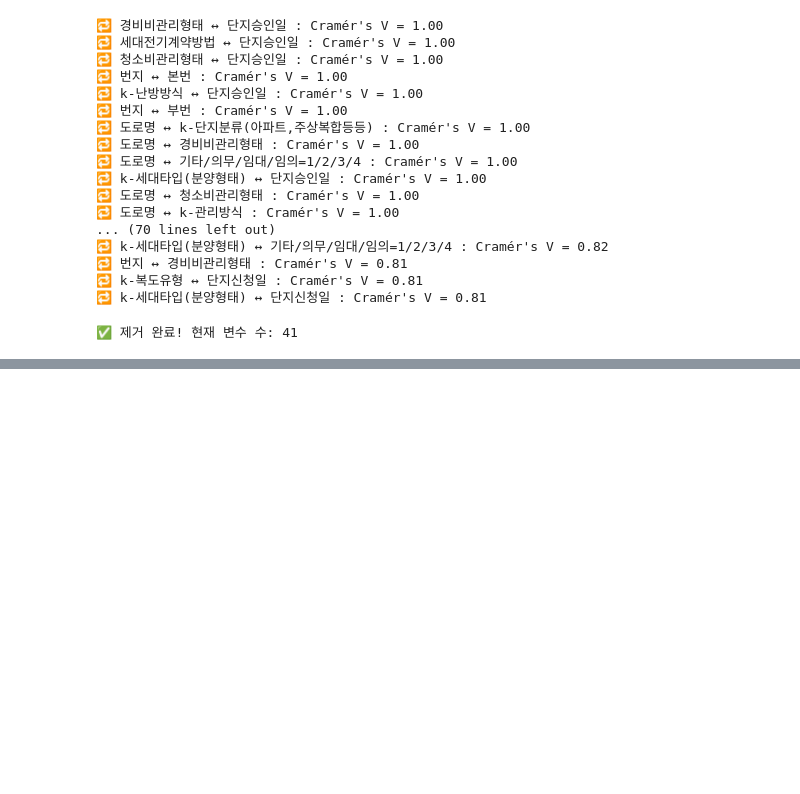
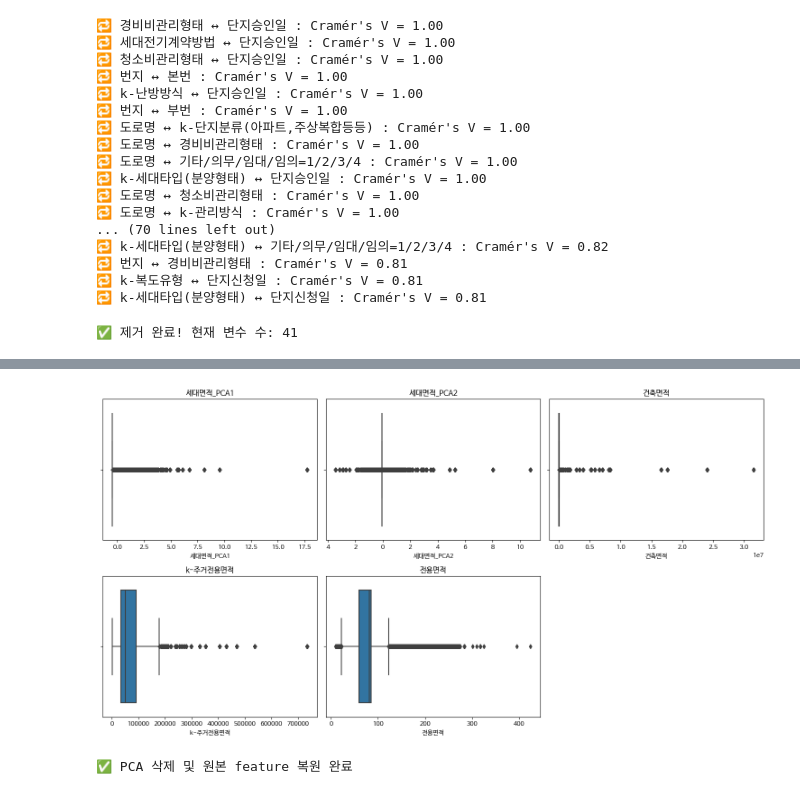
Before and after one commit to riicoseo/upstageailab-ml-competition-ml-2, a Jupyter notebook: 2.Notebook/ke_com2.ipynb, the cells around one changed output, grey strips where cells are left out. Drawn from its saved outputs; the diff is of its cells as text; code cells hidden in the pictures; blank space fills up the shorter version.

```diff
--- a/2.Notebook/ke_com2.ipynb
+++ b/2.Notebook/ke_com2.ipynb
@@ -764,10 +764,10 @@ concat_select.head(1)
 | 0 | 서울특별시 강남구 개포동 | 658-1 | 개포6차우성 | 79.97 | 201712 | 8 | 3 | 1987 | 아파트 | 270.0 | ... |
 # %%
 # "_was_na"로 끝나는 컬럼만 필터링
-na_flag_cols = [col for col in concat_filtered.columns if col.endswith('_was_na')]
+na_flag_cols = [col for col in concat_select.columns if col.endswith('_was_na')]
 
 # 제거
-concat_filtered.drop(columns=na_flag_cols, inplace=True)
+concat_select.drop(columns=na_flag_cols, inplace=True)
 
 # 확인
 print(f"🧹 삭제 완료! 제거된 수: {len(na_flag_cols)}개")
@@ -777,0 +832,11 @@ NameError: name 'concat_filtered' is not defined
+# %%
+# 학습용 데이터만 추출
+train_data = concat_select[concat_select['data'] == 0]
+
+# 이상치 탐지 요약표 생성
+outlier_df = detect_outliers_iqr(train_data, con_columns_final)
+
+# 출력
+import pandas as pd
+pd.set_option('display.max_rows', 100)  # 길어도 잘림 방지
+display(outlier_df)
@@ -777,0 +860,33 @@ NameError: name 'concat_filtered' is not defined
+# %%
+import seaborn as sns
+import matplotlib.pyplot as plt
+
+# 이상치 비율 상위 5개 변수 추출
+top_outlier_cols = outlier_df['변수'].head(5)
+
+# Boxplot 시각화
+plt.figure(figsize=(15, 8))
+for i, col in enumerate(top_outlier_cols, 1):
+    plt.subplot(2, 3, i)
+    sns.boxplot(x=train_data[col])
+    plt.title(col)
+
+plt.tight_layout()
+plt.show()
+# %% [output]
+[figure, added]
+# %%
+# pca 설명력이 높지도 않고 이상치도 많아서 pca 제거
+# 원본 k-전용면적별세대현황(60㎡~85㎡이하) 가져오기
+
+# 1. PCA로 만든 feature 제거
+pca_cols = ['세대면적_PCA1', '세대면적_PCA2']
+concat_select.drop(columns=pca_cols, inplace=True, errors='ignore')
+
+# 2. 원본에서 특정 변수만 가져와서 추가
+selected_feature = 'k-전용면적별세대현황(60㎡~85㎡이하)'
+concat_select[selected_feature] = concat[selected_feature]
+
+print("✅ PCA 삭제 및 원본 feature 복원 완료")
+# %% [output]
+✅ PCA 삭제 및 원본 feature 복원 완료
```
Also changed, not shown: parts of 54 cells of this notebook.
